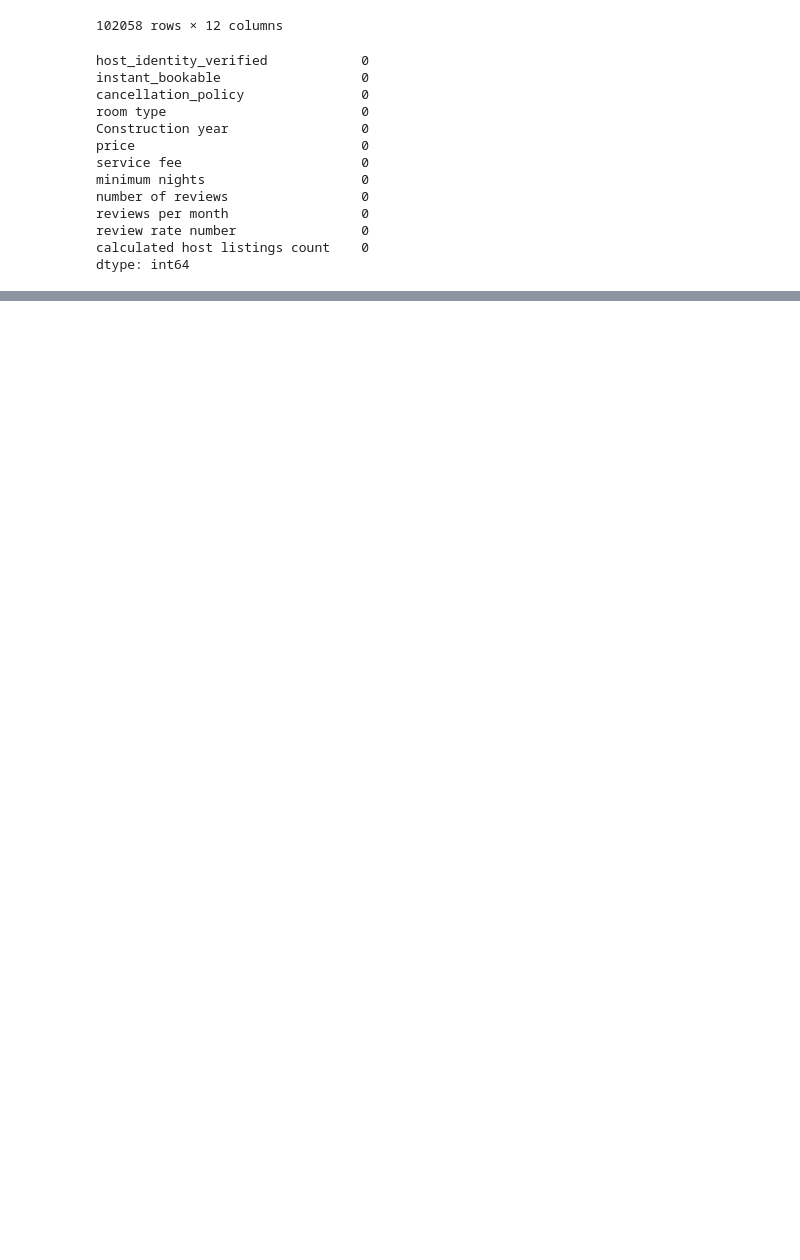
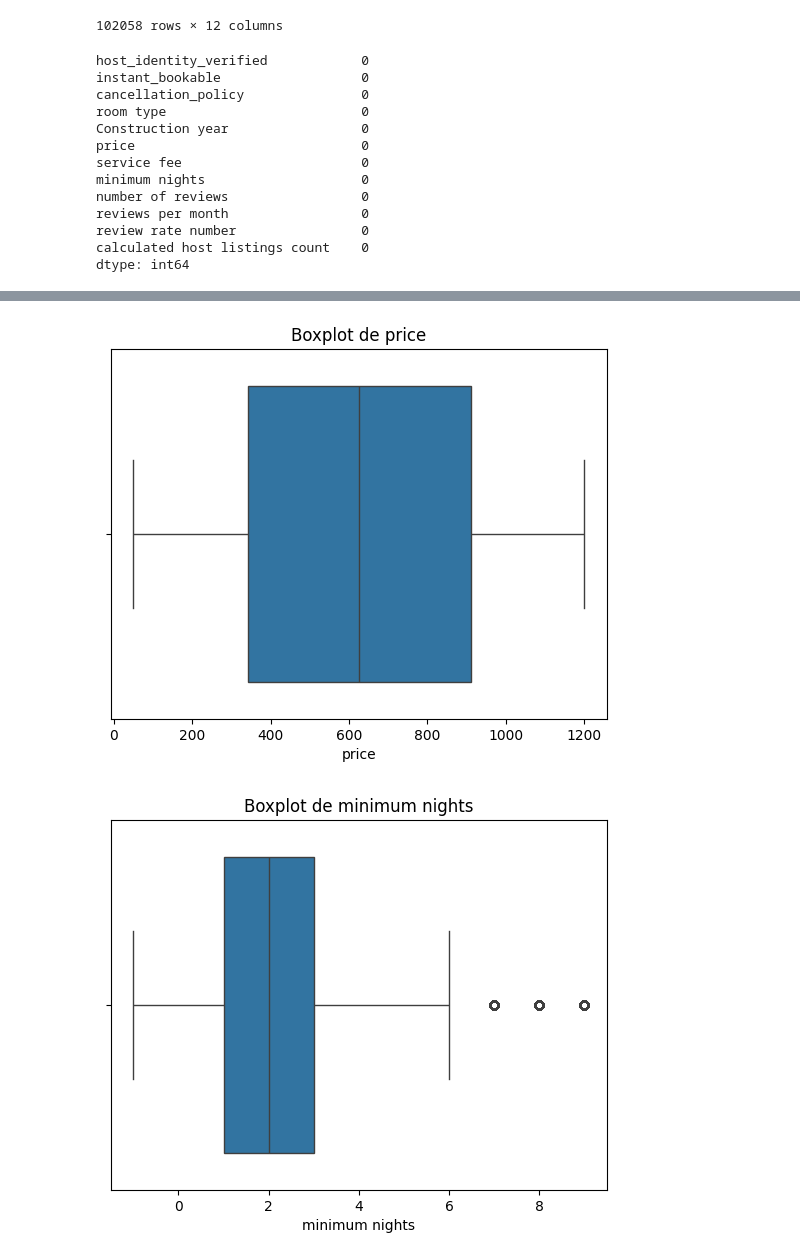
Before and after one commit to abderrahmanboubligha/tp_machine_learning, a Jupyter notebook: TP1_Pretraitement_Airbnb.ipynb, the cells around one changed output, grey strips where cells are left out. Drawn from its saved outputs; the diff is of its cells as text; code cells hidden in the pictures; blank space fills up the shorter version.

```diff
--- a/TP1_Pretraitement_Airbnb.ipynb
+++ b/TP1_Pretraitement_Airbnb.ipynb
@@ -441,0 +458,26 @@ dtype: int64
+# %%
+def remove_outliers_all(df, cols):
+    for col in cols:
+        Q1 = df[col].quantile(0.25)
+        Q3 = df[col].quantile(0.75)
+        IQR = Q3 - Q1
+
+        lower = Q1 - 1.5 * IQR
+        upper = Q3 + 1.5 * IQR
+
+        df = df[(df[col] >= lower) & (df[col] <= upper)]
+
+    return df
+
+data = remove_outliers_all(data, ["price", "minimum nights", "number of reviews"])
+# %%
+columns = ["price", "minimum nights", "number of reviews"]
+
+for col in columns:
+    plt.figure()
+    sns.boxplot(x=data[col])
+    plt.title(f"Boxplot de {col}")
+    plt.show()
+# %% [output]
+[figure, added]
+[figure, added]
```
Also changed, not shown: parts of 4 cells of this notebook.
